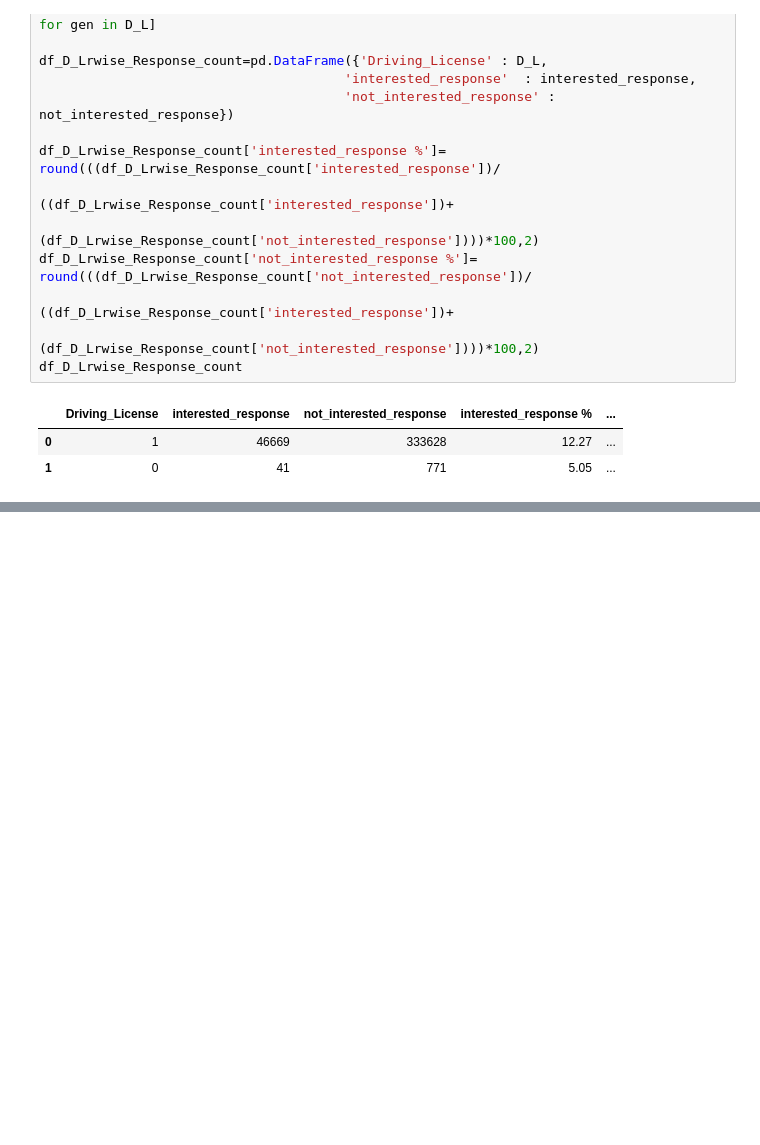
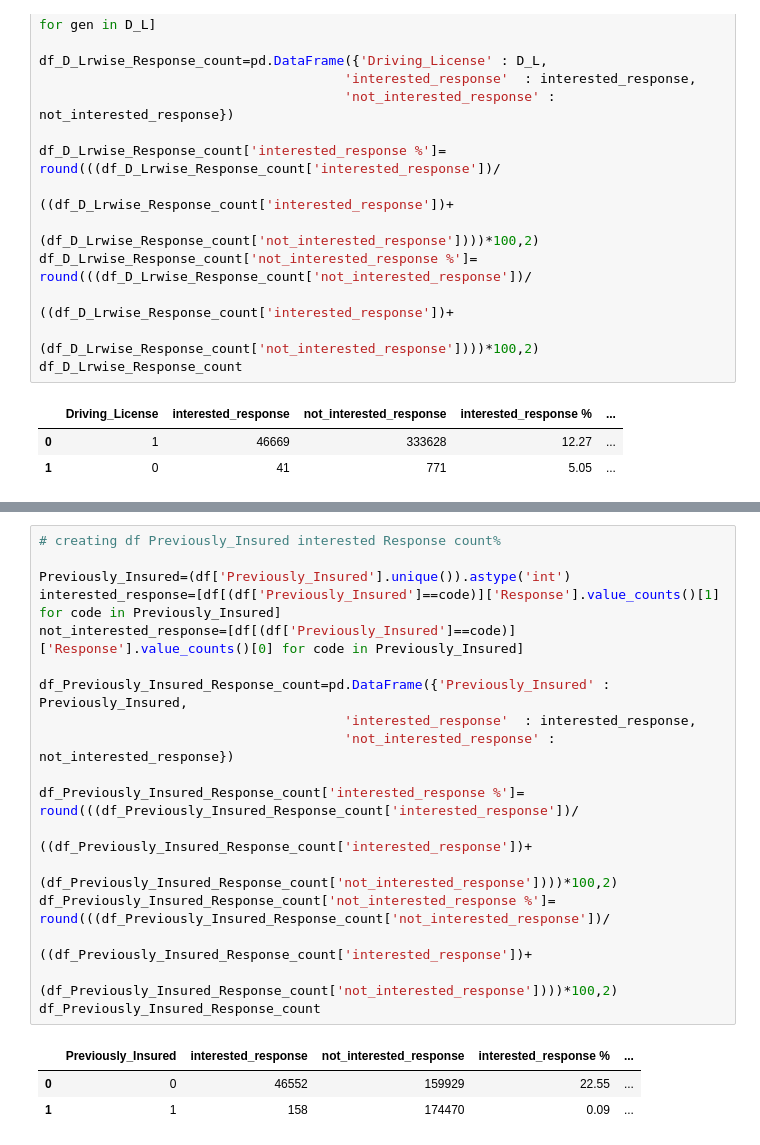
Before and after one commit to tusharraskar/Health-Insurance-Cross-Sell-Prediction, a Jupyter notebook: Health Insurance Cross Sell Prediction.ipynb, the cells around one changed output, grey strips where cells are left out. Drawn from its saved outputs; the diff is of its cells as text; blank space fills up the shorter version.

```diff
--- a/Health Insurance Cross Sell Prediction.ipynb
+++ b/Health Insurance Cross Sell Prediction.ipynb
@@ -653,0 +684,22 @@ By identifying the regions with low interested_response %, the company can focus
+# %%
+# creating df Previously_Insured interested Response count%
+
+Previously_Insured=(df['Previously_Insured'].unique()).astype('int')
+interested_response=[df[(df['Previously_Insured']==code)]['Response'].value_counts()[1] for code in Previously_Insured]
+not_interested_response=[df[(df['Previously_Insured']==code)]['Response'].value_counts()[0] for code in Previously_Insured]
+
+df_Previously_Insured_Response_count=pd.DataFrame({'Previously_Insured' : Previously_Insured,
+                                       'interested_response'  : interested_response,
+                                       'not_interested_response' : not_interested_response})
+
+df_Previously_Insured_Response_count['interested_response %']= round(((df_Previously_Insured_Response_count['interested_response'])/
+                                                 ((df_Previously_Insured_Response_count['interested_response'])+
+                                                         (df_Previously_Insured_Response_count['not_interested_response'])))*100,2)
+df_Previously_Insured_Response_count['not_interested_response %']= round(((df_Previously_Insured_Response_count['not_interested_response'])/
+                                                  ((df_Previously_Insured_Response_count['interested_response'])+
+                                                         (df_Previously_Insured_Response_count['not_interested_response'])))*100,2)
+df_Previously_Insured_Response_count
+# %% [output]
+|  | Previously_Insured | interested_response | not_interested_response | interested_response % | ... |
+| 0 | 0 | 46552 | 159929 | 22.55 | ... |
+| 1 | 1 | 158 | 174470 | 0.09 | ... |
```
Also changed, not shown: parts of 40 cells of this notebook.
